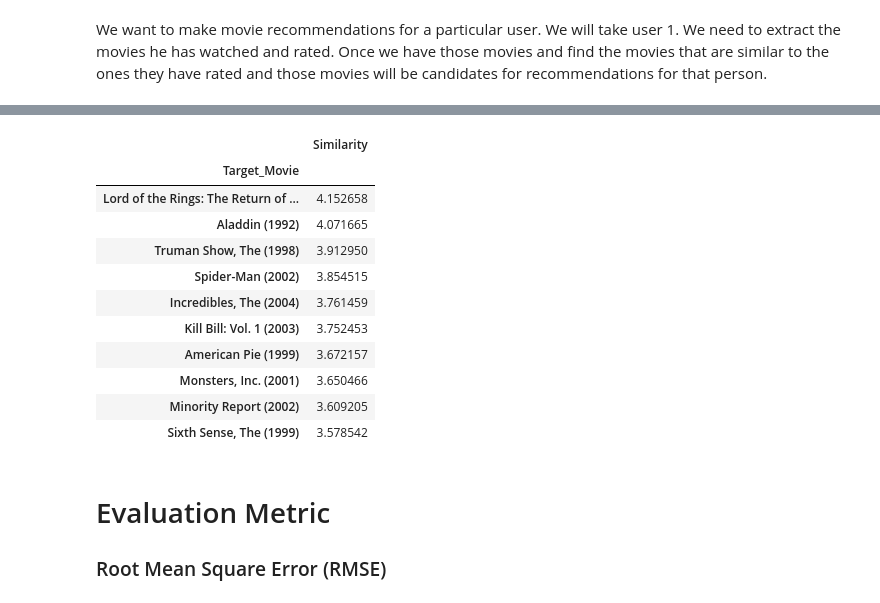
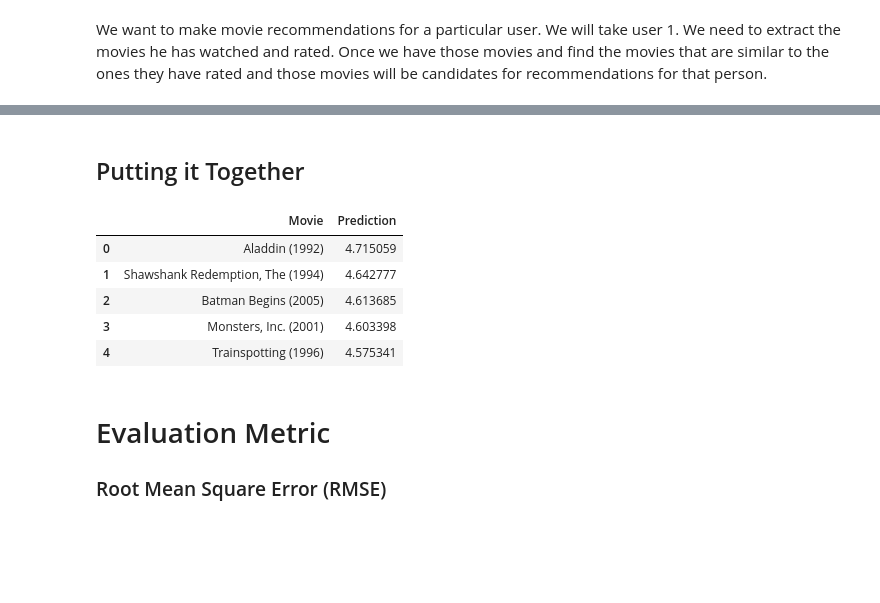
Before and after one commit to zhikaichen99/RecommenderSystems, a Jupyter notebook: collaborative-filtering.ipynb, the cells around one changed output, grey strips where cells are left out. Cells and saved outputs as stored; diff of their text form; code cells hidden in the pictures; blank space fills up the shorter version.

```diff
--- a/collaborative-filtering.ipynb
+++ b/collaborative-filtering.ipynb
@@ -440,18 +450,46 @@ Some movies appear more than once because they were similar to movies that the u
-# %%
-results.groupby('Target_Movie').sum().sort_values('Similarity', ascending = False).head(10)
-# %% [output]
-|  | Similarity |
-| Target_Movie |  |
-| Lord of the Rings: The Return of ... | 4.152658 |
-| Aladdin (1992) | 4.071665 |
-| Truman Show, The (1998) | 3.912950 |
-| Spider-Man (2002) | 3.854515 |
-| Incredibles, The (2004) | 3.761459 |
-| Kill Bill: Vol. 1 (2003) | 3.752453 |
-| American Pie (1999) | 3.672157 |
-| Monsters, Inc. (2001) | 3.650466 |
-| Minority Report (2002) | 3.609205 |
-| Sixth Sense, The (1999) | 3.578542 |
+# %% [markdown]
+## Putting it Together
+# %%
+def item_recommend_movies(user, num_similar_items, num_recommendations):
+    # Get all the movies that target user has watched
+    target_watched = itemRatings_centered[user].dropna()
+
+    # Get all the movies that target user has not watched
+    target_not_watched = itemRatings_centered[itemRatings_centered[user].isna()][user]
+
+    results = pd.DataFrame(columns = ['Movie', 'Prediction'])
+
+    for t in target_not_watched.index:
+
+        rating_sum = 0
+        similarity_sum = 0
+        recommended_movie_list = []
+        predicted_rating_list = []
+
+        for j in target_watched.index:
+            rating = itemRatings[user][j]
+            similarity = items_similarity_matrix[j][t]
+            if pd.isna(rating) == False:
+                rating_sum = rating_sum + rating*similarity
+                similarity_sum = similarity_sum + abs(similarity)
+                predicted_rating = rating_sum/similarity_sum
+                recommended_movie_list.append(t)
+                predicted_rating_list.append(predicted_rating)
+            predicted_movies_df = pd.DataFrame(list(zip(recommended_movie_list,
+                                                     predicted_rating_list)),
+                                            columns = ['Movie', 'Prediction']).sort_values('Prediction', ascending = False).head(num_similar_items)
+        results = results.append(predicted_movies_df)
+    results = results.groupby('Movie').mean().sort_values('Prediction', ascending = False).reset_index().head(num_recommendations)
+    return results
+# %%
+item_recommend_movies(1, 10, 5)
+# %% [output]
+|  | Movie | Prediction |
+| 0 | Aladdin (1992) | 4.715059 |
+| 1 | Shawshank Redemption, The (1994) | 4.642777 |
+| 2 | Batman Begins (2005) | 4.613685 |
+| 3 | Monsters, Inc. (2001) | 4.603398 |
+| 4 | Trainspotting (1996) | 4.575341 |
 # %% [markdown]
 # Evaluation Metric
 
```
Also changed, not shown: parts of 22 cells of this notebook.
